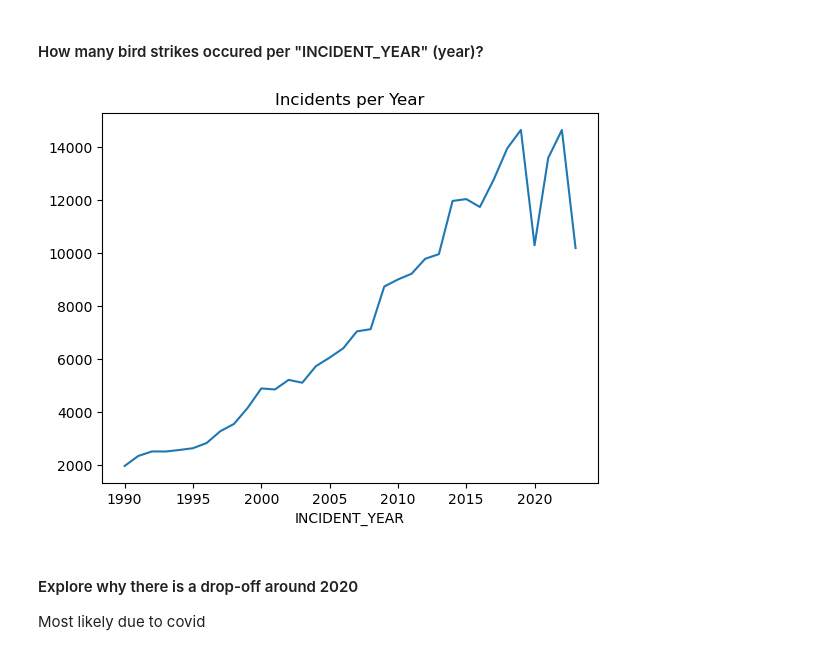
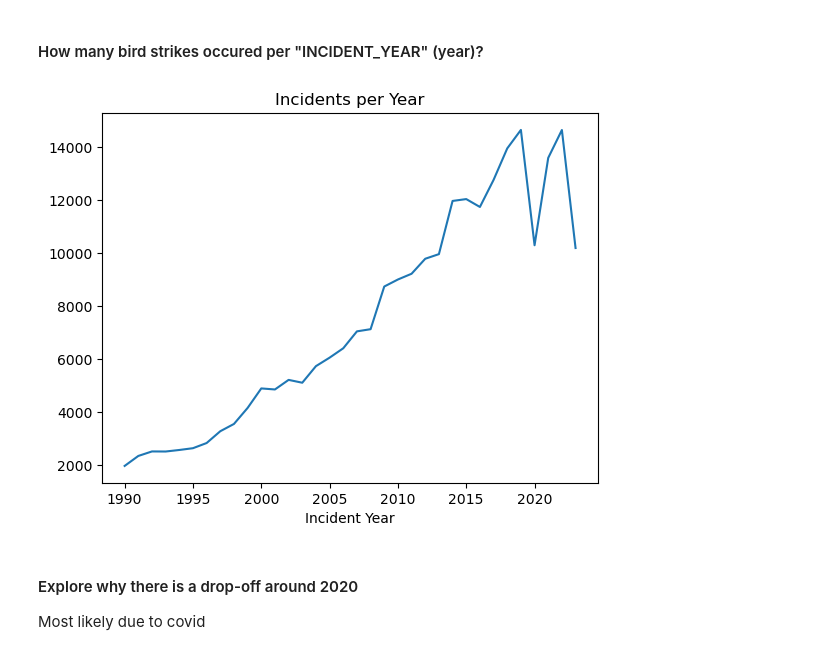
Before and after one commit to Austin-Heard/airplane-wildlife-strikes, a Jupyter notebook: notebooks/explore.ipynb, the cells around one changed output. Drawn from its saved outputs; the diff is of its cells as text; code cells hidden in the pictures.

```diff
--- a/notebooks/explore.ipynb
+++ b/notebooks/explore.ipynb
@@ -86,9 +92,9 @@ Name: EFFECT, dtype: object
 #### How many bird strikes occured per "INCIDENT_YEAR" (year)?
 # %%
 incident_per_year = acs_db["INCIDENT_YEAR"].value_counts().sort_index()
-incident_per_year.plot(kind='line', title='Incidents per Year');
+incident_per_year.plot(kind='line', title='Incidents per Year', xlabel="Incident Year");
 # %% [output]
-[figure, old version]
+[figure, new version]
 # %% [markdown]
 #### Explore why there is a drop-off around 2020
 
```
Also changed, not shown: parts of 11 cells of this notebook, 1 other file.
